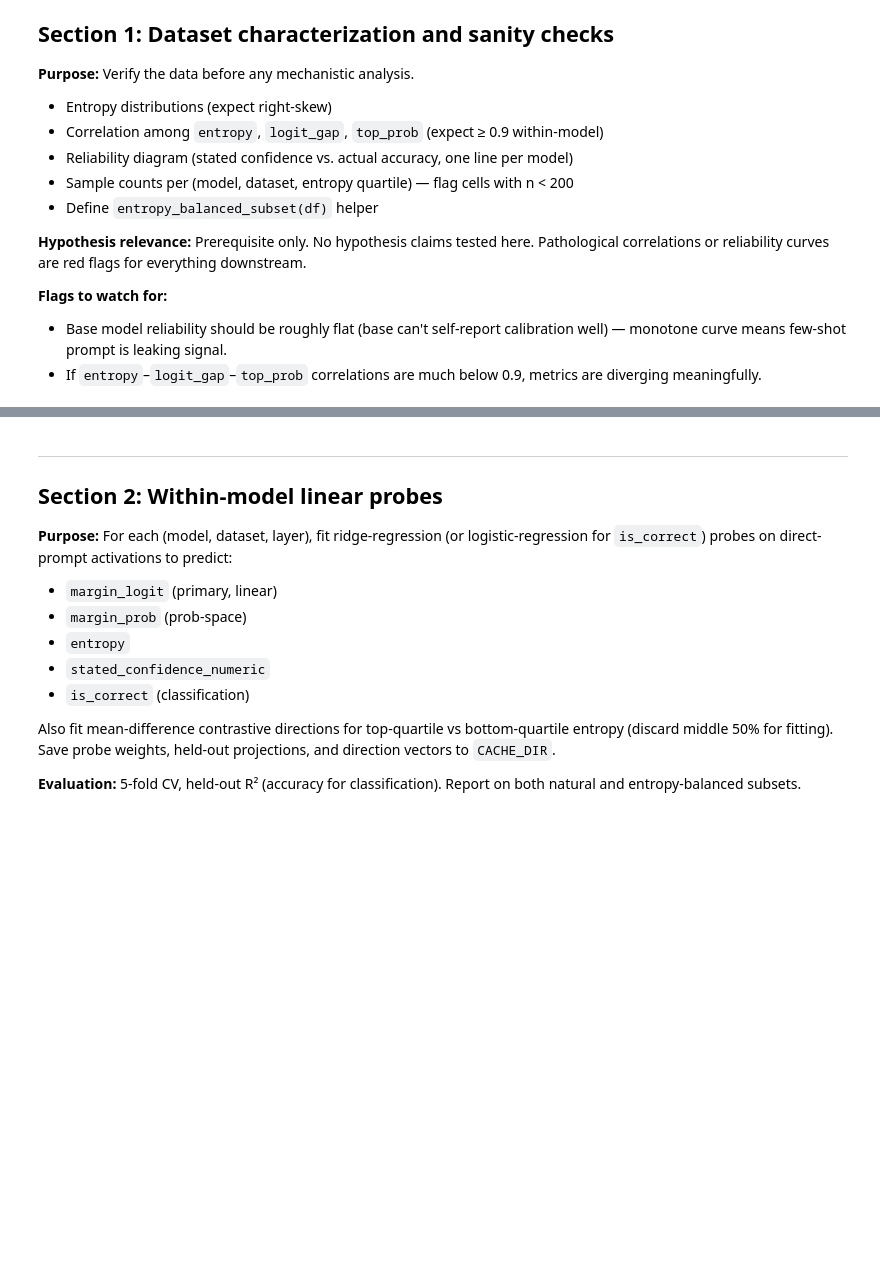
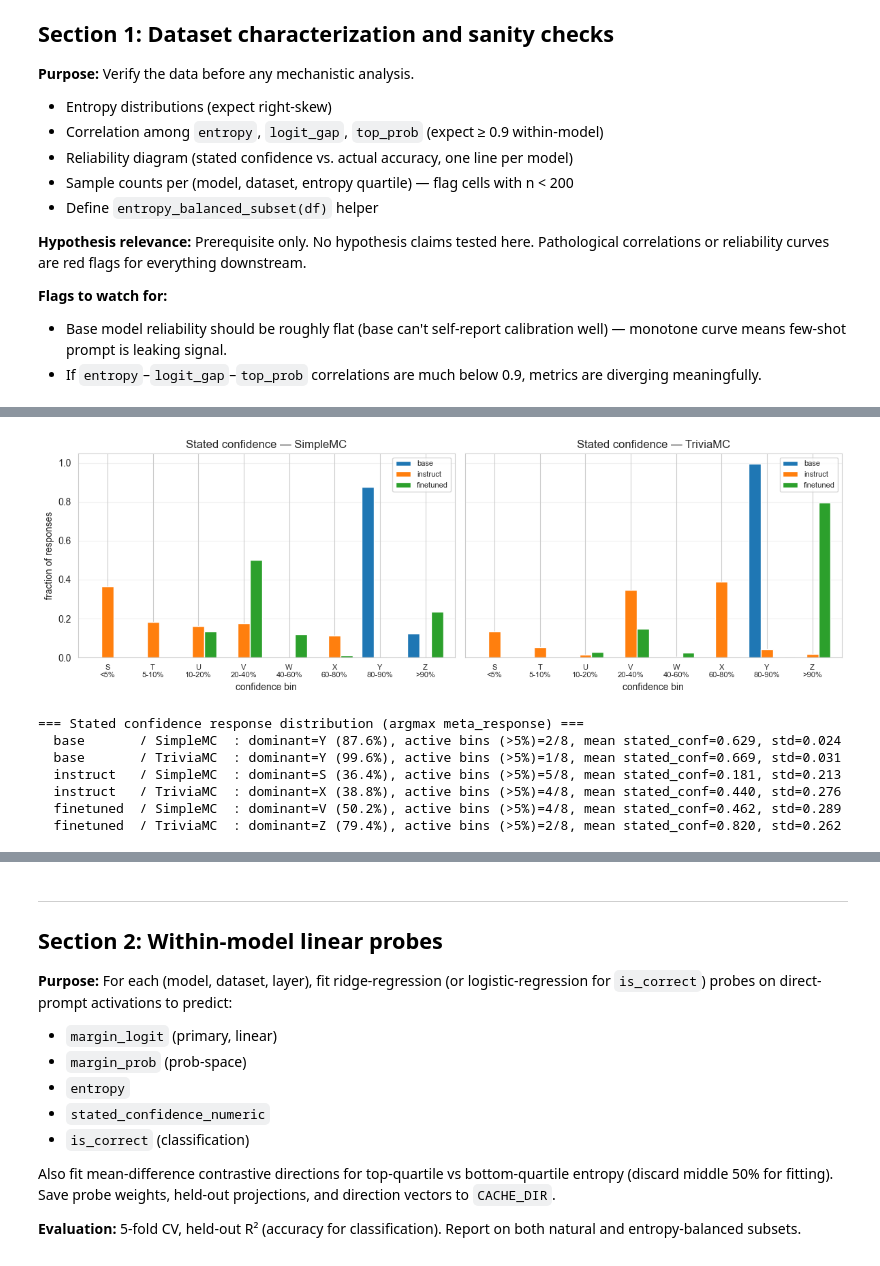
Before and after one commit to tristan-day-research/interpretability_for_llm_metacognition, a Jupyter notebook: analyze_activations.ipynb, the cells around one changed output, grey strips where cells are left out. Saved outputs shown, nothing was run; the diff lists cells and outputs as text; code cells hidden in the pictures; blank space fills up the shorter version.

```diff
--- a/analyze_activations.ipynb
+++ b/analyze_activations.ipynb
@@ -269,0 +525,55 @@ def entropy_balanced_subset(df: pd.DataFrame, entropy_col: str = 'entropy', seed
+# %%
+# --- Section 1.7: Stated confidence response distribution (S-Z) ---
+CONF_ORDER = ['S','T','U','V','W','X','Y','Z']
+CONF_LABELS = {'S':'<5%', 'T':'5-10%', 'U':'10-20%', 'V':'20-40%',
+               'W':'40-60%', 'X':'60-80%', 'Y':'80-90%', 'Z':'>90%'}
+CONF_MIDPOINTS = {'S':0.025, 'T':0.075, 'U':0.15, 'V':0.3, 'W':0.5, 'X':0.7, 'Y':0.85, 'Z':0.95}
+
+fig, axes = plt.subplots(1, len(DATASETS), figsize=(6 * len(DATASETS), 4), sharey=True)
+axes = np.atleast_1d(axes)
+
+for ax, dataset in zip(axes, DATASETS):
+    rows = []
+    for model in MODELS:
+        if (model, dataset) not in RUNS: continue
+        df = RUNS[(model, dataset)].df
+        counts = df['meta_response'].value_counts(normalize=True).reindex(CONF_ORDER, fill_value=0)
+        for letter, f in counts.items():
+            rows.append({'model': model, 'bin': letter, 'frac': f})
+    bd = pd.DataFrame(rows).pivot(index='bin', columns='model', values='frac').reindex(CONF_ORDER)
+    # Preserve model order from MODELS dict
+    bd = bd[[m for m in MODELS if m in bd.columns]]
+    bd.plot(kind='bar', ax=ax, width=0.8)
+    ax.set_title(f'Stated confidence — {dataset}')
+    ax.set_xlabel('confidence bin')
+    ax.set_ylabel('fraction of responses')
+    ax.set_xticklabels([f'{b}\n{CONF_LABELS[b]}' for b in CONF_ORDER], fontsize=8, rotation=0)
+    ax.grid(True, alpha=0.3, axis='y')
+    ax.legend(fontsize=8, loc='best')
+
+plt.tight_layout()
+plt.savefig(FIGURES_DIR / 's1_confidence_distribution.pdf', bbox_inches='tight')
+plt.show()
+
+# Text summary
+print('\n=== Stated confidence response distribution (argmax meta_response) ===')
+for (model, dataset), run in RUNS.items():
+    df = run.df
+    counts = df['meta_response'].value_counts(normalize=True).reindex(CONF_ORDER, fill_value=0)
+    dominant = counts.idxmax()
+    # How many distinct bins cover >5% of responses? A collapsed distribution uses few
+    active_bins = int((counts > 0.05).sum())
+    mean_num = df['stated_confidence_numeric'].mean()
+    std_num = df['stated_confidence_numeric'].std()
+    print(f'  {model:10s} / {dataset:10s}: dominant={dominant} ({counts[dominant]:.1%}), '
+          f'active bins (>5%)={active_bins}/8, '
+          f'mean stated_conf={mean_num:.3f}, std={std_num:.3f}')
+# %% [output]
+[figure, added]
+=== Stated confidence response distribution (argmax meta_response) ===
+  base       / SimpleMC  : dominant=Y (87.6%), active bins (>5%)=2/8, mean stated_conf=0.629, std=0.024
+  base       / TriviaMC  : dominant=Y (99.6%), active bins (>5%)=1/8, mean stated_conf=0.669, std=0.031
+  instruct   / SimpleMC  : dominant=S (36.4%), active bins (>5%)=5/8, mean stated_conf=0.181, std=0.213
+  instruct   / TriviaMC  : dominant=X (38.8%), active bins (>5%)=4/8, mean stated_conf=0.440, std=0.276
+  finetuned  / SimpleMC  : dominant=V (50.2%), active bins (>5%)=4/8, mean stated_conf=0.462, std=0.289
+  finetuned  / TriviaMC  : dominant=Z (79.4%), active bins (>5%)=2/8, mean stated_conf=0.820, std=0.262
```
Also changed, not shown: parts of 47 cells of this notebook, 39 other files.
